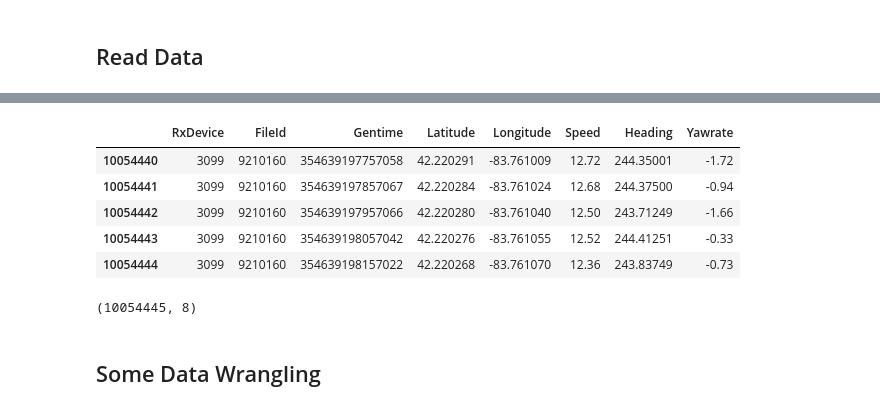
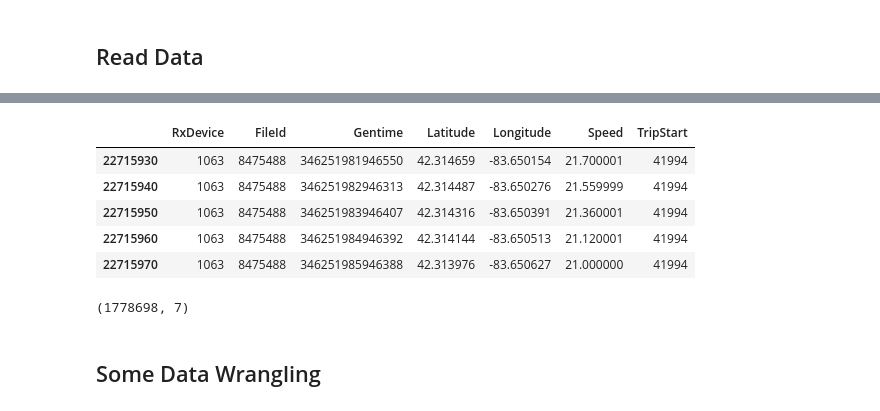
Before and after one commit to caocscar/workshops, a Jupyter notebook: datashader/datashader.ipynb, the cells around one changed output, grey strips where cells are left out. Drawn from its saved outputs; the diff is of its cells as text; code cells hidden in the pictures.

```diff
--- a/datashader/datashader.ipynb
+++ b/datashader/datashader.ipynb
@@ -33,9 +35,10 @@ pd.options.display.max_rows = 10
 # %% [markdown]
 ## Read Data
 # %%
-%time df = pd.read_csv('data/testset.csv', usecols = [0,1,3,7,8,10,11,15], header=0)
-#%time df = pd.read_csv('data/bsm41993-41994.csv', header=0, usecols=[0,1,3,4,5,7,8,12,13])
-#df = df.iloc[::10,:]
-#df = df.query('TripStart == 41994')
-df.tail()
+# %time df = pd.read_csv('TripStart_41200_p001.csv', usecols = [0,1,3,7,8,10,11,15], header=None)
+# df.columns=['RxDevice','FileId','Gentime','Latitude','Longitude','Heading','Yawrate','Speed']
+%time df = pd.read_csv('bsm41993-41994.csv')
+df = df.iloc[::10,:]
+df = df.query('TripStart == 41994')
+df.head()
 # %% [output]
@@ -43,10 +47,10 @@ Wall time: 20.2 s
-|  | RxDevice | FileId | Gentime | Latitude | Longitude | Speed | Heading | Yawrate |
-| 10054440 | 3099 | 9210160 | 354639197757058 | 42.220291 | -83.761009 | 12.72 | 244.35001 | -1.72 |
-| 10054441 | 3099 | 9210160 | 354639197857067 | 42.220284 | -83.761024 | 12.68 | 244.37500 | -0.94 |
-| 10054442 | 3099 | 9210160 | 354639197957066 | 42.220280 | -83.761040 | 12.50 | 243.71249 | -1.66 |
-| 10054443 | 3099 | 9210160 | 354639198057042 | 42.220276 | -83.761055 | 12.52 | 244.41251 | -0.33 |
-| 10054444 | 3099 | 9210160 | 354639198157022 | 42.220268 | -83.761070 | 12.36 | 243.83749 | -0.73 |
+|  | RxDevice | FileId | Gentime | Latitude | Longitude | Speed | TripStart |
+| 22715930 | 1063 | 8475488 | 346251981946550 | 42.314659 | -83.650154 | 21.700001 | 41994 |
+| 22715940 | 1063 | 8475488 | 346251982946313 | 42.314487 | -83.650276 | 21.559999 | 41994 |
+| 22715950 | 1063 | 8475488 | 346251983946407 | 42.314316 | -83.650391 | 21.360001 | 41994 |
+| 22715960 | 1063 | 8475488 | 346251984946392 | 42.314144 | -83.650513 | 21.120001 | 41994 |
+| 22715970 | 1063 | 8475488 | 346251985946388 | 42.313976 | -83.650627 | 21.000000 | 41994 |
 # %%
 df.shape
 # %% [output]
-(10054445, 8)
+(1778698, 7)
```
Also changed, not shown: parts of 24 cells of this notebook.
